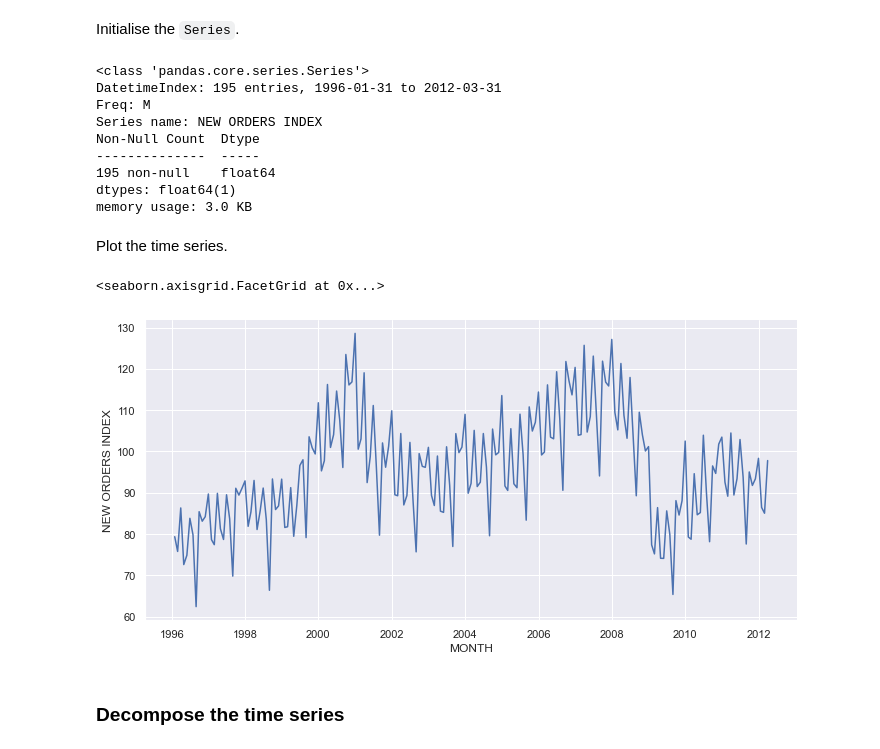
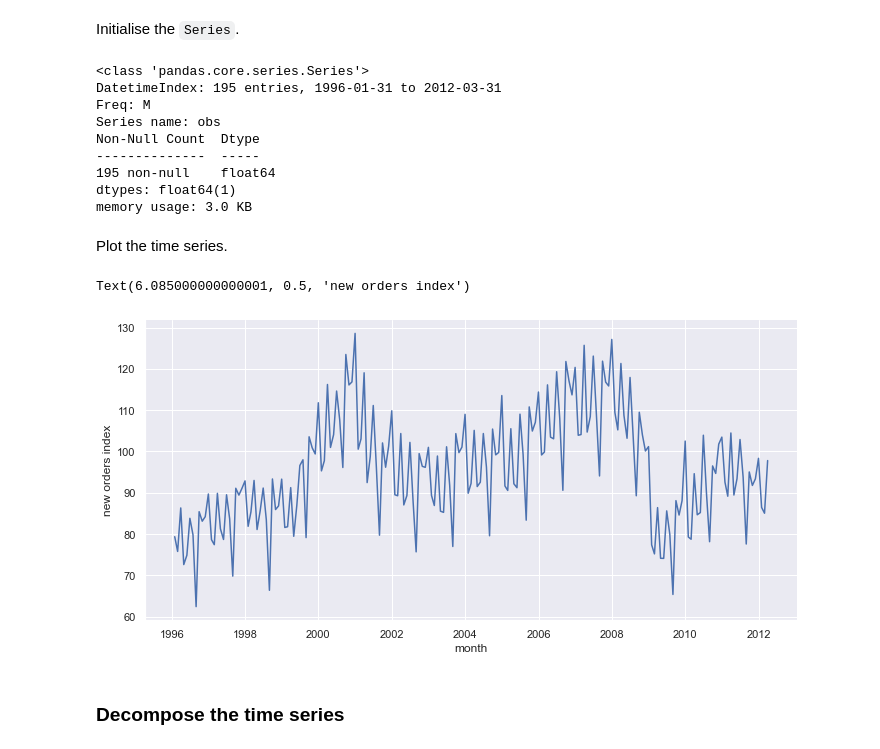
Before and after one commit to ljk233/laughingrook, a Jupyter notebook: posts/2022-05-23-decomposing_seasonal.ipynb, the cells around one changed output. Saved outputs shown, nothing was run; the diff lists cells and outputs as text; code cells hidden in the pictures.

```diff
--- a/posts/2022-05-23-decomposing_seasonal.ipynb
+++ b/posts/2022-05-23-decomposing_seasonal.ipynb
@@ -68,12 +63,12 @@ Initialise the `Series`.
 # %%
 ts_elecequip = pd.Series(
     data=elecequip.data['value'].to_numpy(),
-    name='NEW ORDERS INDEX',
+    name='obs',
     index=pd.date_range(
         start='1996-01',
         periods=elecequip.data['value'].size,
         freq='M',
-        name='MONTH'
+        name='month'
     )
 )
 ts_elecequip.info()
@@ -81,7 +76,7 @@ ts_elecequip.info()
 <class 'pandas.core.series.Series'>
 DatetimeIndex: 195 entries, 1996-01-31 to 2012-03-31
 Freq: M
-Series name: NEW ORDERS INDEX
+Series name: obs
 Non-Null Count  Dtype
 --------------  -----
 195 non-null    float64
@@ -91,14 +86,15 @@ memory usage: 3.0 KB
 Plot the time series.
 # %%
 sns.relplot(
-    x=ts_elecequip.index,
-    y=ts_elecequip,
-    kind='line',
-    aspect=2
+        x=ts_elecequip.index,
+        y=ts_elecequip,
+        kind='line',
+        aspect=2
 )
+plt.ylabel('new orders index')
 # %% [output]
-<seaborn.axisgrid.FacetGrid at 0x...>
+Text(6.085000000000001, 0.5, 'new orders index')
-[figure, old version]
+[figure, new version]
 # %% [markdown]
 ### Decompose the time series
 # %%
```
Also changed, not shown: parts of 6 cells of this notebook, 24 other files.
